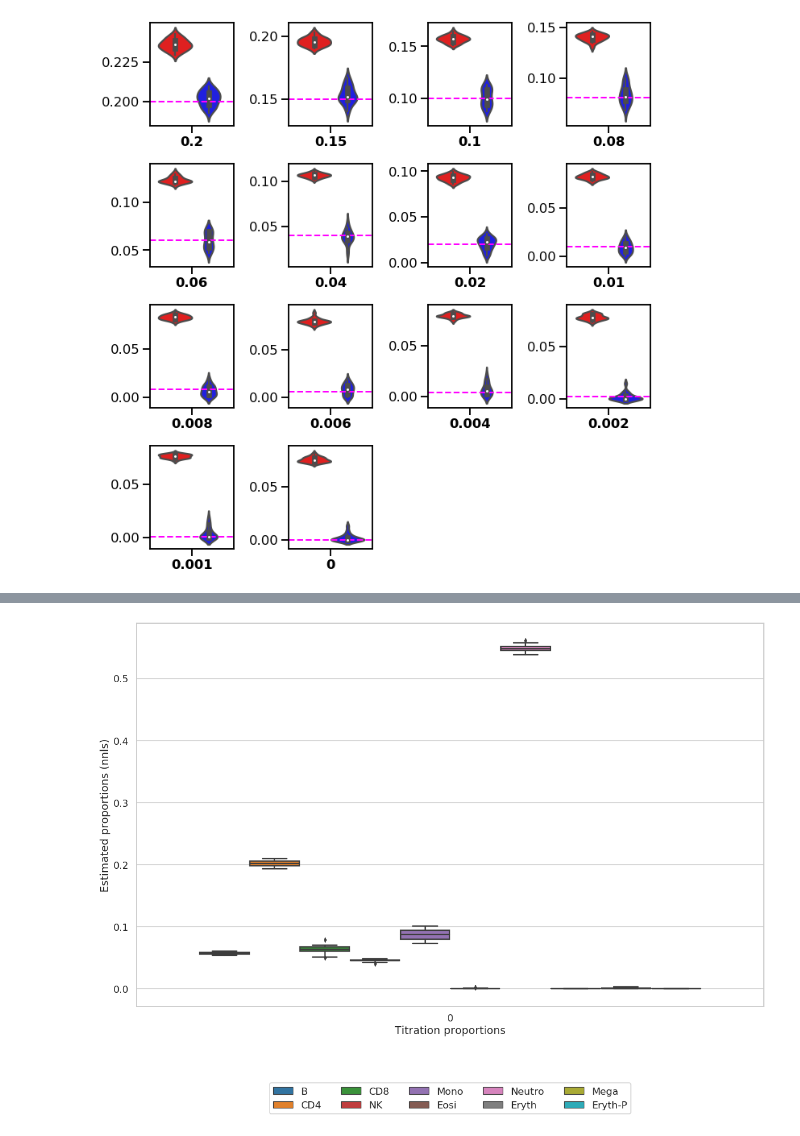
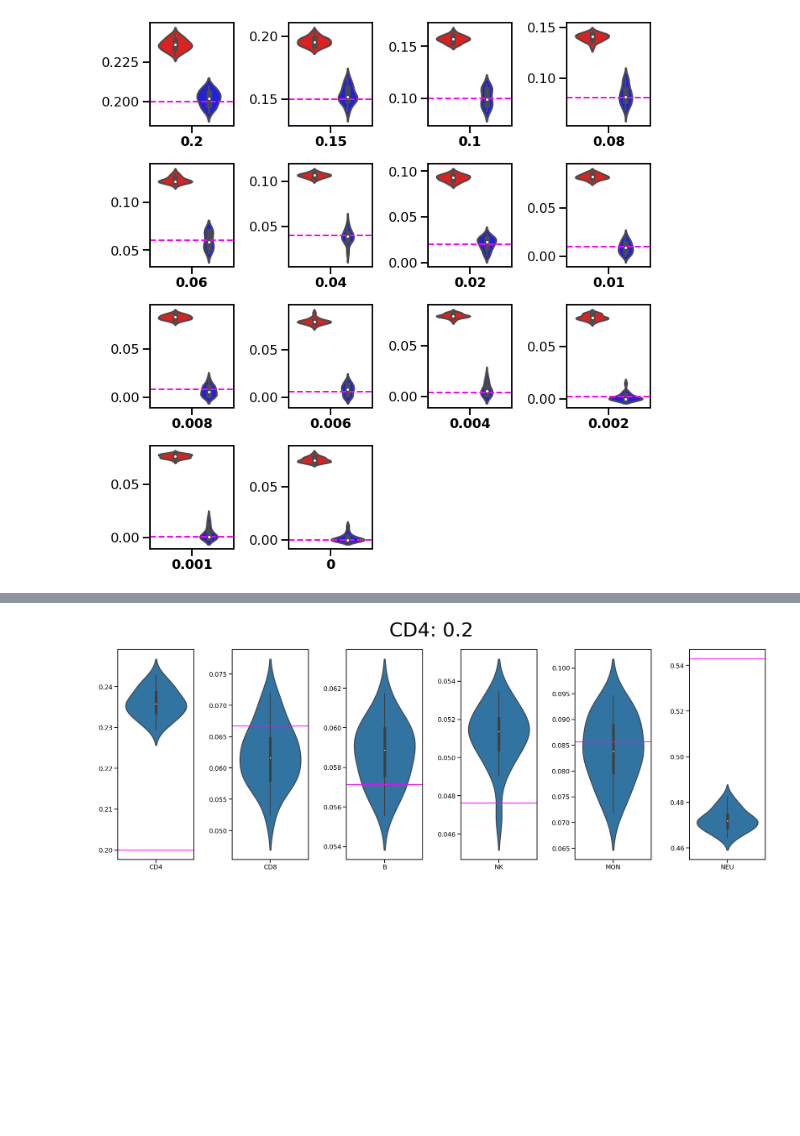
Before and after one commit to gh-msun/gh-msun, a Jupyter notebook: projects/2023_06_26_SRT_deconvolution_MS/notebooks/titration/primary_immune_loyfer_wholeblood/titration_CD4.ipynb, the cells around one changed output, grey strips where cells are left out. Drawn from its saved outputs; the diff is of its cells as text; code cells hidden in the pictures; blank space fills up the shorter version.

Commit message:
backgroun plot

```diff
--- a/projects/2023_06_26_SRT_deconvolution_MS/notebooks/titration/primary_immune_loyfer_wholeblood/titration_CD4.ipynb
+++ b/projects/2023_06_26_SRT_deconvolution_MS/notebooks/titration/primary_immune_loyfer_wholeblood/titration_CD4.ipynb
@@ -443,8 +404,60 @@ dcnv.background_estimates_boxplot(list_of_deconvolution_dfs = deconvolution_nnls
-# %%
-dcnv.background_estimates_boxplot_zoom(proportion=0.2,
-                            list_of_deconvolution_dfs = deconvolution_nnls,
-                             cell_types = ['B', 'CD4', 'CD8', 'NK', 'Mono', 'Eosi', 'Neutro', 'Eryth', 'Mega', 'Eryth-P'],
-                            titration_proportions = TITRATION_LIST,
-                            method = 'nnls')
-# %% [output]
-[figure, removed]
+# %%
+
+all_proportions = []
+
+for i in range(0, len(CELLTYPES)):
+    proportion_dict = dict(zip(CELLTYPES, PROPORTIONS[i]))
+    all_proportions.append(proportion_dict)
+
+# only make plots for cell types in this dictionary
+# also has to match with CELLTYPES
+sample_ref_map = {
+ 'Blood-CD4' : 'immune_cd4',
+ 'Blood-CD8' : 'immune_cd8',
+ 'Blood-B' : 'immune_b',
+ 'Blood-NK' : 'immune_nk',
+ 'Blood-Mono+Macro' : 'immune_dend_plus_macro_plus_mono',
+ 'Blood-Granul' : 'immune_neutro'
+}
+
+
+abridged_name = ['CD4', 'CD8', 'B', 'NK', 'MON', 'NEU']
+
+i=0 # row
+
+# Create a figure with a grid of subplots
+n_titration = len(TITRATION_LIST)
+n_celltype = len(CELLTYPES)
+fig, axs = plt.subplots(1, n_celltype, figsize=(30, 10))
+
+celltypes = sample_ref_map.values()
+
+
+ground_truth_dict = {key: all_proportions[i][key] for key in sample_ref_map.keys()} # match order
+celltype_keys = list(ground_truth_dict.keys())
+
+for j, celltype in enumerate(celltypes): # col
+    idx = deconvolution_naive[i].index.isin(sample_ref_map.values())
+    deconvolution_naive_ = deconvolution_naive[i][idx]
+    df = deconvolution_naive_.reindex(sample_ref_map.values())
+    phat = df[df.index==celltype].values.squeeze()
+    sns.violinplot(data=phat, ax=axs[j])
+
+    axs[j].set_xlabel('')
+    axs[j].set_ylabel('')
+    axs[j].set_xticks([0])
+    axs[j].set_xticklabels([abridged_name[j]])
+
+
+    # ground truth lines
+    y = ground_truth_dict[celltype_keys[j]]
+    axs[j].axhline(y=y, color='magenta', linestyle='-',linewidth=2)
+
+
+titrating_prop = TITRATION_LIST[i]
+fig.suptitle(f'CD4: {titrating_prop}', fontsize=50)
+
+plt.subplots_adjust(wspace=0.5)
+plt.show()
+# %% [output]
+[figure, added]
```
Also changed, not shown: parts of 6 cells of this notebook, 5 other files.
